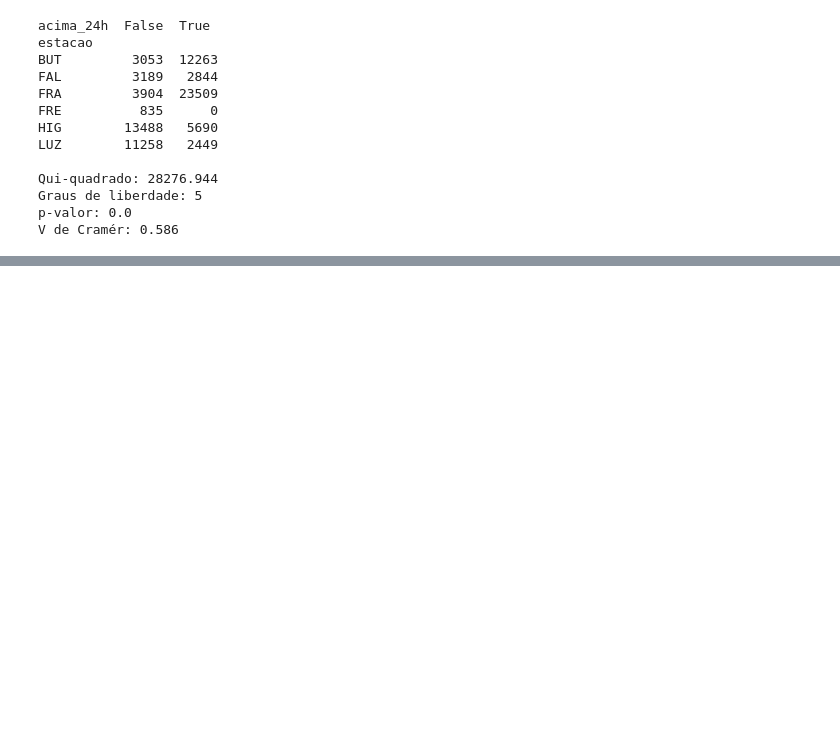
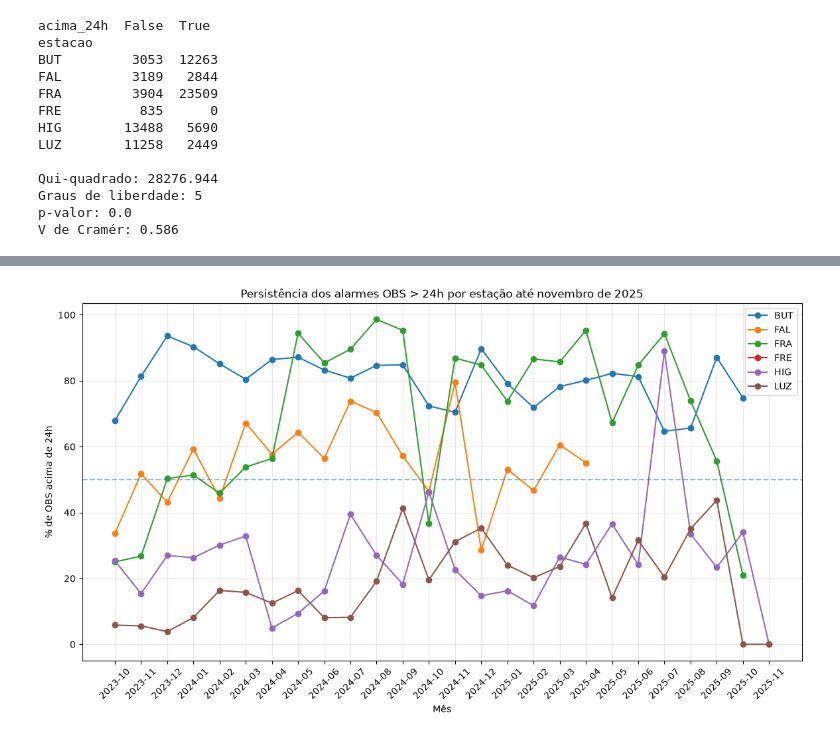
Before and after one commit to joaocardosodias/Lumem, a Jupyter notebook: eda/hipoteses/hipótese_5.ipynb, the cells around one changed output, grey strips where cells are left out. Cells and saved outputs as stored; diff of their text form; code cells hidden in the pictures; blank space fills up the shorter version.

```diff
--- a/eda/hipoteses/hipótese_5.ipynb
+++ b/eda/hipoteses/hipótese_5.ipynb
@@ -3255,0 +3365,47 @@ V de Cramér: 0.586
+# %%
+# Garantir que o mês esteja em formato de período
+obs_mes_estacao["mes_periodo"] = pd.PeriodIndex(
+    obs_mes_estacao["mes"],
+    freq="M"
+)
+
+# Filtrar até novembro de 2025
+obs_mes_estacao_plot = obs_mes_estacao[
+    obs_mes_estacao["mes_periodo"] <= pd.Period("2025-11", freq="M")
+].copy()
+
+plt.figure(figsize=(14, 7))
+
+for estacao in obs_mes_estacao_plot["estacao"].unique():
+
+    dados = obs_mes_estacao_plot[
+        (obs_mes_estacao_plot["estacao"] == estacao)
+        & (obs_mes_estacao_plot["eventos"] >= 30)
+    ].sort_values("mes_periodo")
+
+    plt.plot(
+        dados["mes"],
+        dados["pct_acima_24h"],
+        marker="o",
+        label=estacao
+    )
+
+plt.axhline(
+    50,
+    linestyle="--",
+    alpha=0.5
+)
+
+plt.ylabel("% de OBS acima de 24h")
+plt.xlabel("Mês")
+plt.title(
+    "Persistência dos alarmes OBS > 24h por estação até novembro de 2025"
+)
+
+plt.xticks(rotation=45)
+plt.legend()
+plt.grid(alpha=0.3)
+
+plt.show()
+# %% [output]
+[figure, added]
```
Also changed, not shown: parts of 5 cells of this notebook.
